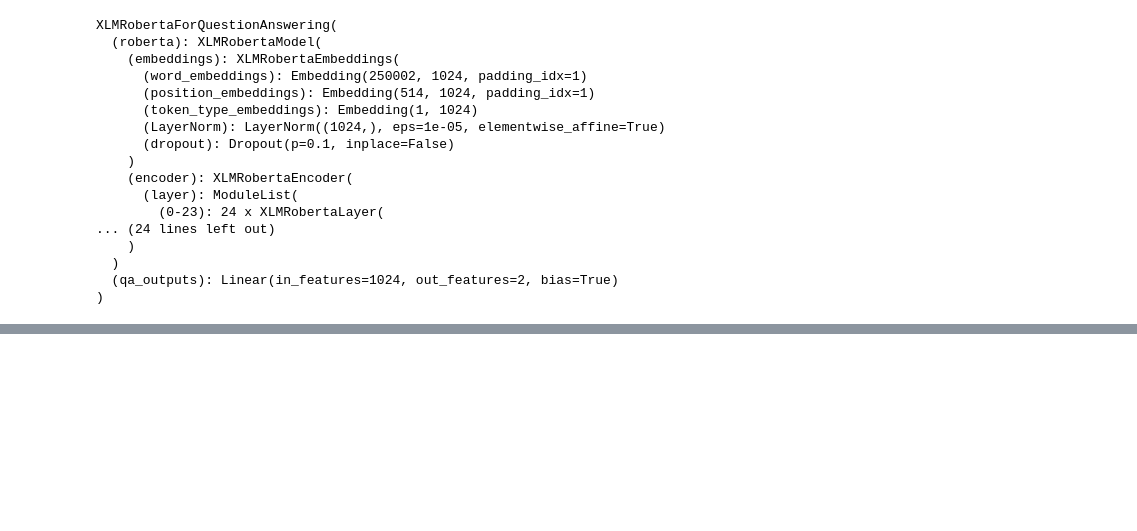
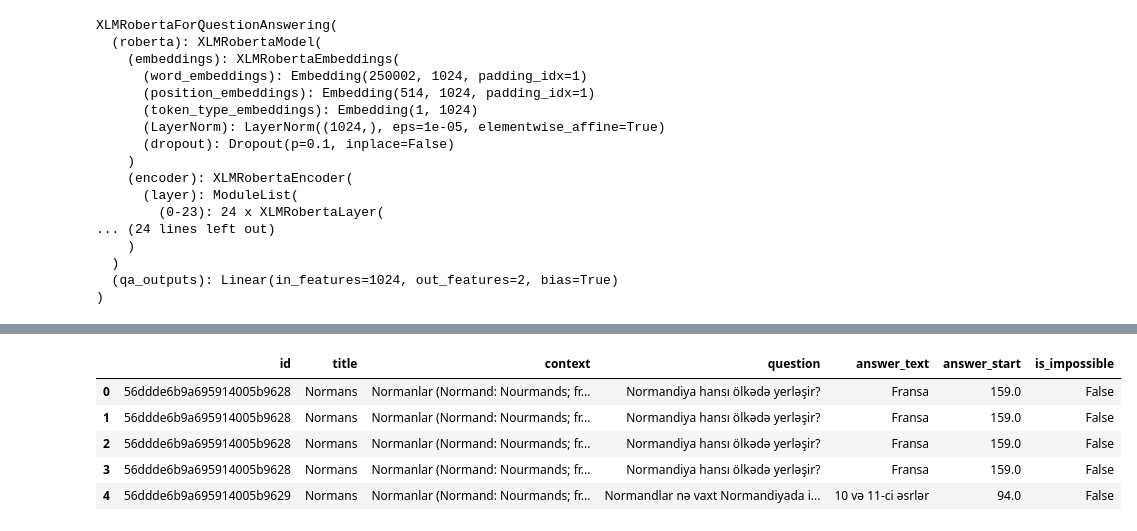
Before and after one commit to ELGUN00/SQuAD_Azerbaijan, a Jupyter notebook: model/main.ipynb, the cells around one changed output, grey strips where cells are left out. Saved outputs shown, nothing was run; the diff lists cells and outputs as text; code cells hidden in the pictures; blank space fills up the shorter version.

```diff
--- a/model/main.ipynb
+++ b/model/main.ipynb
@@ -118,0 +131,9 @@ dataset = load_dataset('vrashad/squad_azerbaijan')
+# %%
+df_test.head()
+# %% [output]
+|  | id | title | context | question | answer_text | answer_start | is_impossible |
+| 0 | 56ddde6b9a695914005b9628 | Normans | Normanlar (Normand: Nourmands; fr... | Normandiya hansı ölkədə yerləşir? | Fransa | 159.0 | False |
+| 1 | 56ddde6b9a695914005b9628 | Normans | Normanlar (Normand: Nourmands; fr... | Normandiya hansı ölkədə yerləşir? | Fransa | 159.0 | False |
+| 2 | 56ddde6b9a695914005b9628 | Normans | Normanlar (Normand: Nourmands; fr... | Normandiya hansı ölkədə yerləşir? | Fransa | 159.0 | False |
+| 3 | 56ddde6b9a695914005b9628 | Normans | Normanlar (Normand: Nourmands; fr... | Normandiya hansı ölkədə yerləşir? | Fransa | 159.0 | False |
+| 4 | 56ddde6b9a695914005b9629 | Normans | Normanlar (Normand: Nourmands; fr... | Normandlar nə vaxt Normandiyada i... | 10 və 11-ci əsrlər | 94.0 | False |
```
Also changed, not shown: parts of 28 cells of this notebook.
